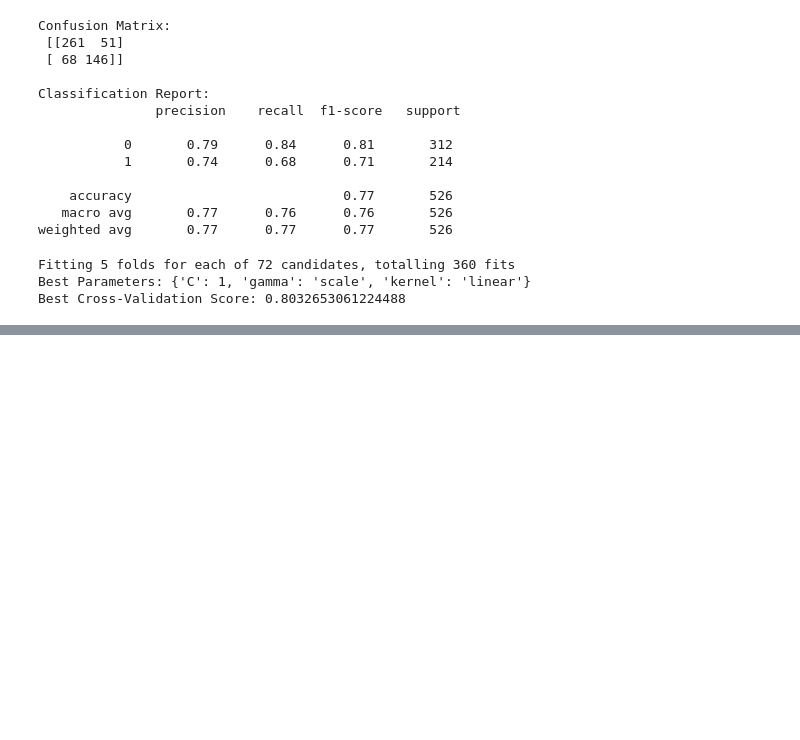
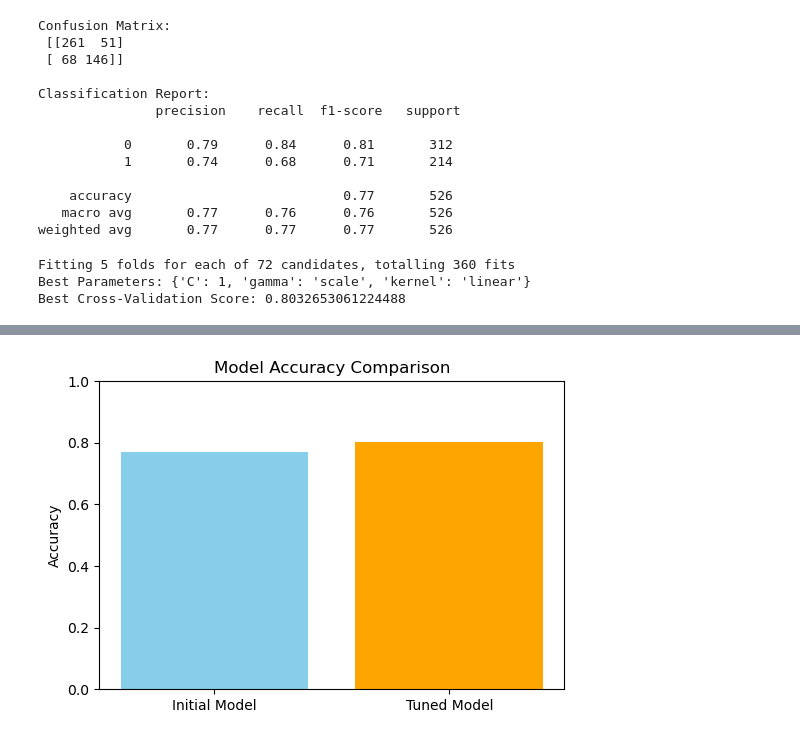
Before and after one commit to cassydm/rockies_moneyball_part-deux, a Jupyter notebook: Project 2/Sando_SVMModel.ipynb, the cells around one changed output, grey strips where cells are left out. Drawn from its saved outputs; the diff is of its cells as text; code cells hidden in the pictures; blank space fills up the shorter version.

```diff
--- a/Project 2/Sando_SVMModel.ipynb
+++ b/Project 2/Sando_SVMModel.ipynb
@@ -127,0 +190,15 @@ Best Cross-Validation Score: 0.8032653061224488
+# %%
+# Accuracy values
+initial_accuracy = 0.77  # Original accuracy
+tuned_accuracy = best_score  # Best accuracy from grid search
+# %%
+
+# Plot accuracy comparison
+plt.figure(figsize=(6, 4))
+plt.bar(['Initial Model', 'Tuned Model'], [initial_accuracy, tuned_accuracy], color=['skyblue', 'orange'])
+plt.ylim(0, 1)
+plt.ylabel('Accuracy')
+plt.title('Model Accuracy Comparison')
+plt.show()
+# %% [output]
+[figure, added]
```
Also changed, not shown: parts of 9 cells of this notebook.
